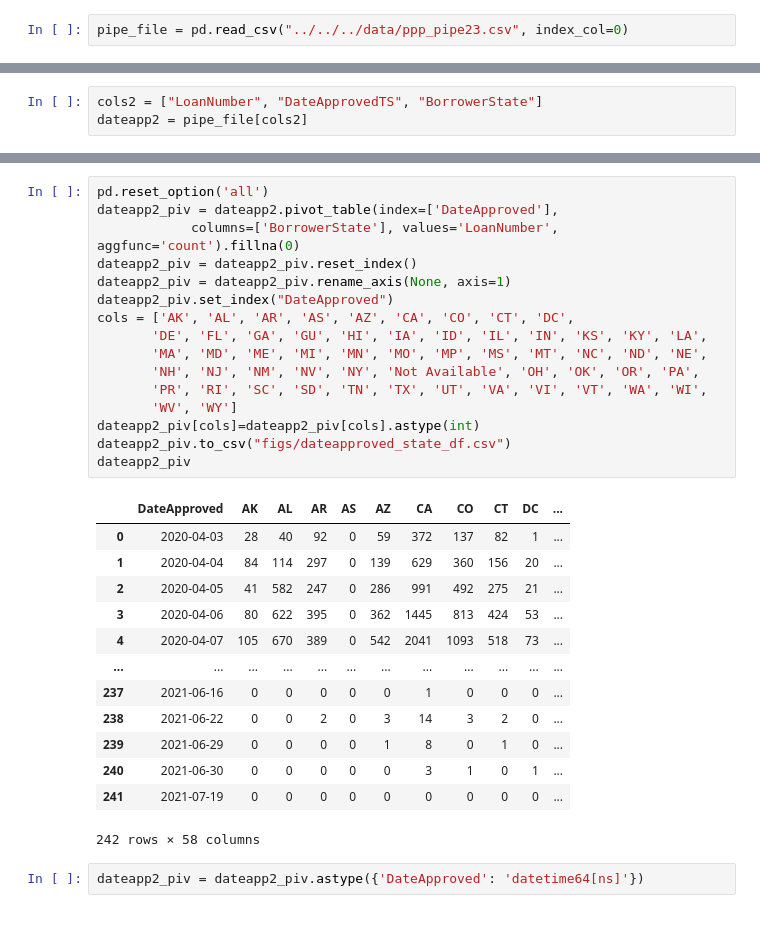
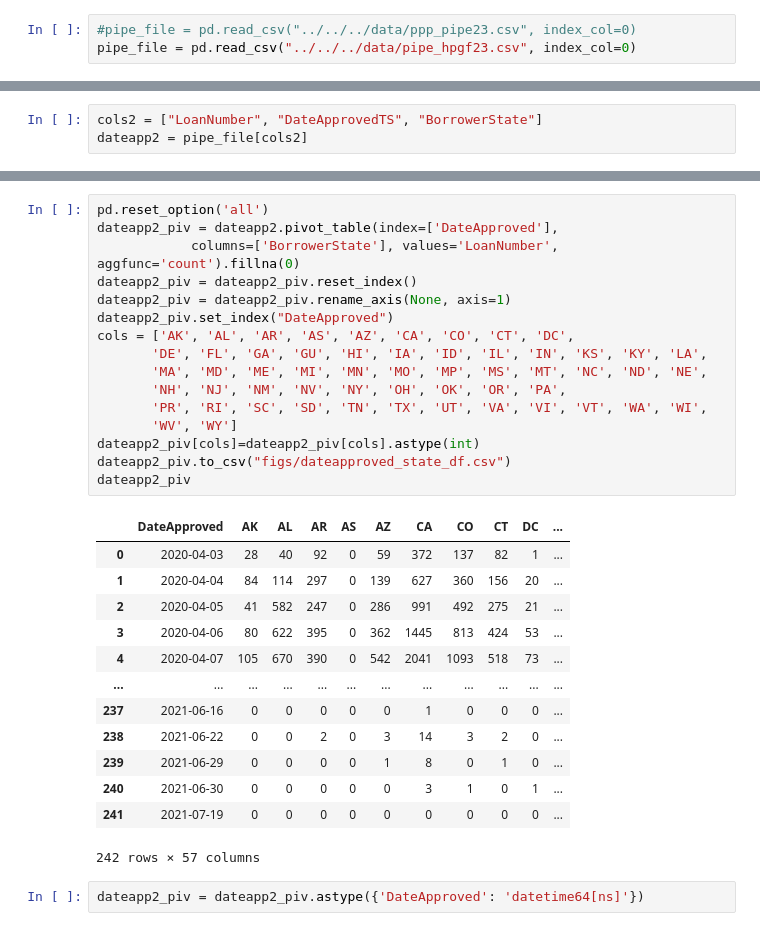
Before and after one commit to cspence001/mapdata_finalization_notebooks, a Jupyter notebook: review/dataviews/dataviews.ipynb, the cells around one changed output, grey strips where cells are left out. Cells and saved outputs as stored; diff of their text form.

```diff
--- a/review/dataviews/dataviews.ipynb
+++ b/review/dataviews/dataviews.ipynb
@@ -7,7 +7,8 @@ import seaborn as sns
 # %% [markdown]
 Pipe File
 # %%
-pipe_file = pd.read_csv("../../../data/ppp_pipe23.csv", index_col=0)
+#pipe_file = pd.read_csv("../../../data/ppp_pipe23.csv", index_col=0)
+pipe_file = pd.read_csv("../../../data/pipe_hpgf23.csv", index_col=0)
 # %% [markdown]
 District Check
 # %%
@@ -386,33 +390,33 @@ See the caveats in the documentation: https://pandas.pydata.org/pandas-docs/stab
 # %%
 pd.reset_option('all')
 dateapp2_piv = dateapp2.pivot_table(index=['DateApproved'],
             columns=['BorrowerState'], values='LoanNumber', aggfunc='count').fillna(0)
 dateapp2_piv = dateapp2_piv.reset_index()
 dateapp2_piv = dateapp2_piv.rename_axis(None, axis=1)
 dateapp2_piv.set_index("DateApproved")
 cols = ['AK', 'AL', 'AR', 'AS', 'AZ', 'CA', 'CO', 'CT', 'DC',
        'DE', 'FL', 'GA', 'GU', 'HI', 'IA', 'ID', 'IL', 'IN', 'KS', 'KY', 'LA',
        'MA', 'MD', 'ME', 'MI', 'MN', 'MO', 'MP', 'MS', 'MT', 'NC', 'ND', 'NE',
-       'NH', 'NJ', 'NM', 'NV', 'NY', 'Not Available', 'OH', 'OK', 'OR', 'PA',
+       'NH', 'NJ', 'NM', 'NV', 'NY', 'OH', 'OK', 'OR', 'PA',
        'PR', 'RI', 'SC', 'SD', 'TN', 'TX', 'UT', 'VA', 'VI', 'VT', 'WA', 'WI',
        'WV', 'WY']
 dateapp2_piv[cols]=dateapp2_piv[cols].astype(int)
 dateapp2_piv.to_csv("figs/dateapproved_state_df.csv")
 dateapp2_piv
 # %% [output]
 |  | DateApproved | AK | AL | AR | AS | AZ | CA | CO | CT | DC | ... |
 | 0 | 2020-04-03 | 28 | 40 | 92 | 0 | 59 | 372 | 137 | 82 | 1 | ... |
-| 1 | 2020-04-04 | 84 | 114 | 297 | 0 | 139 | 629 | 360 | 156 | 20 | ... |
+| 1 | 2020-04-04 | 84 | 114 | 297 | 0 | 139 | 627 | 360 | 156 | 20 | ... |
 | 2 | 2020-04-05 | 41 | 582 | 247 | 0 | 286 | 991 | 492 | 275 | 21 | ... |
 | 3 | 2020-04-06 | 80 | 622 | 395 | 0 | 362 | 1445 | 813 | 424 | 53 | ... |
-| 4 | 2020-04-07 | 105 | 670 | 389 | 0 | 542 | 2041 | 1093 | 518 | 73 | ... |
+| 4 | 2020-04-07 | 105 | 670 | 390 | 0 | 542 | 2041 | 1093 | 518 | 73 | ... |
 | ... | ... | ... | ... | ... | ... | ... | ... | ... | ... | ... | ... |
 | 237 | 2021-06-16 | 0 | 0 | 0 | 0 | 0 | 1 | 0 | 0 | 0 | ... |
 | 238 | 2021-06-22 | 0 | 0 | 2 | 0 | 3 | 14 | 3 | 2 | 0 | ... |
 | 239 | 2021-06-29 | 0 | 0 | 0 | 0 | 1 | 8 | 0 | 1 | 0 | ... |
 | 240 | 2021-06-30 | 0 | 0 | 0 | 0 | 0 | 3 | 1 | 0 | 1 | ... |
 | 241 | 2021-07-19 | 0 | 0 | 0 | 0 | 0 | 0 | 0 | 0 | 0 | ... |
-242 rows × 58 columns
+242 rows × 57 columns
 # %%
 dateapp2_piv = dateapp2_piv.astype({'DateApproved': 'datetime64[ns]'})
 # %%
```
Also changed, not shown: parts of 6 cells of this notebook, 5 other files.
